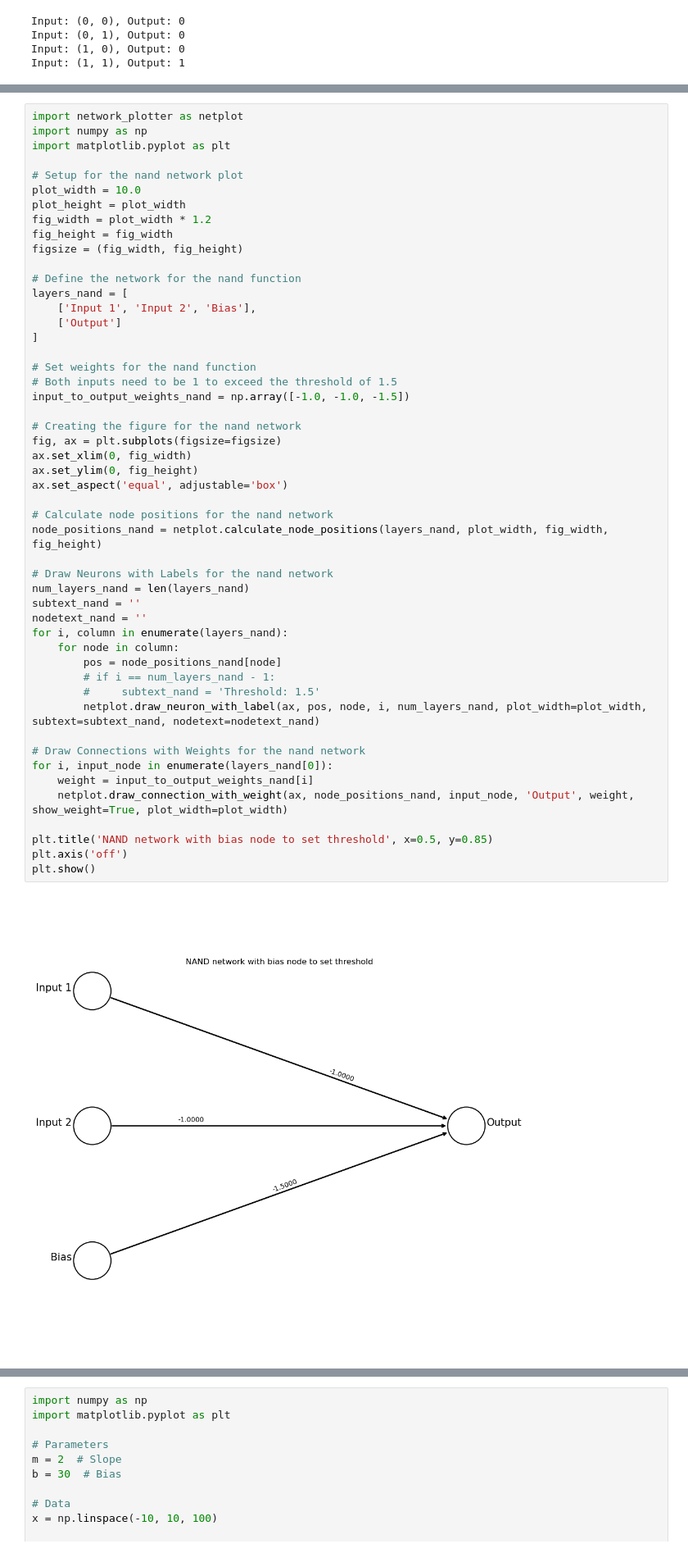
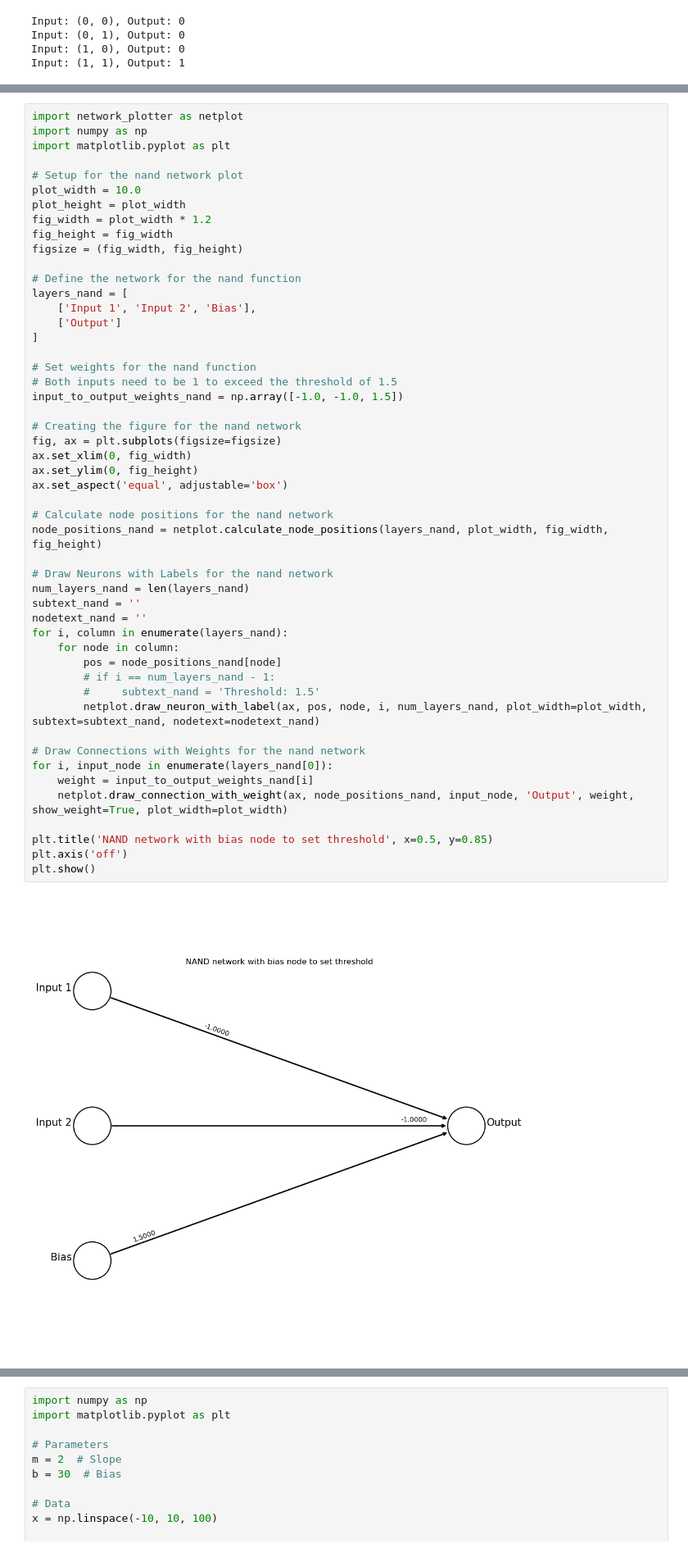
Before and after one commit to jsmagnuson/models-of-the-mind-notebooks, a Jupyter notebook: 11-nnets-01-linear-functions-and-bias.ipynb, the cells around one changed output, grey strips where cells are left out. Shown: that part at 82% size. Cells and saved outputs as stored; diff of their text form.

```diff
--- a/11-nnets-01-linear-functions-and-bias.ipynb
+++ b/11-nnets-01-linear-functions-and-bias.ipynb
@@ -678,35 +689,35 @@ layers_nand = [
 
 # Set weights for the nand function
 # Both inputs need to be 1 to exceed the threshold of 1.5
-input_to_output_weights_nand = np.array([-1.0, -1.0, -1.5])
+input_to_output_weights_nand = np.array([-1.0, -1.0, 1.5])
 
 # Creating the figure for the nand network
 fig, ax = plt.subplots(figsize=figsize)
 ax.set_xlim(0, fig_width)
 ax.set_ylim(0, fig_height)
 ax.set_aspect('equal', adjustable='box')
 
 # Calculate node positions for the nand network
 node_positions_nand = netplot.calculate_node_positions(layers_nand, plot_width, fig_width, fig_height)
 
 # Draw Neurons with Labels for the nand network
 num_layers_nand = len(layers_nand)
 subtext_nand = ''
 nodetext_nand = ''
 for i, column in enumerate(layers_nand):
     for node in column:
         pos = node_positions_nand[node]
         # if i == num_layers_nand - 1:
         #     subtext_nand = 'Threshold: 1.5'
         netplot.draw_neuron_with_label(ax, pos, node, i, num_layers_nand, plot_width=plot_width, subtext=subtext_nand, nodetext=nodetext_nand)
 
 # Draw Connections with Weights for the nand network
 for i, input_node in enumerate(layers_nand[0]):
     weight = input_to_output_weights_nand[i]
     netplot.draw_connection_with_weight(ax, node_positions_nand, input_node, 'Output', weight, show_weight=True, plot_width=plot_width)
 
 plt.title('NAND network with bias node to set threshold', x=0.5, y=0.85)
 plt.axis('off')
 plt.show()
 # %% [output]
-[figure, old version]
+[figure, new version]
```
Also changed, not shown: parts of 19 cells of this notebook, 8 other files.
